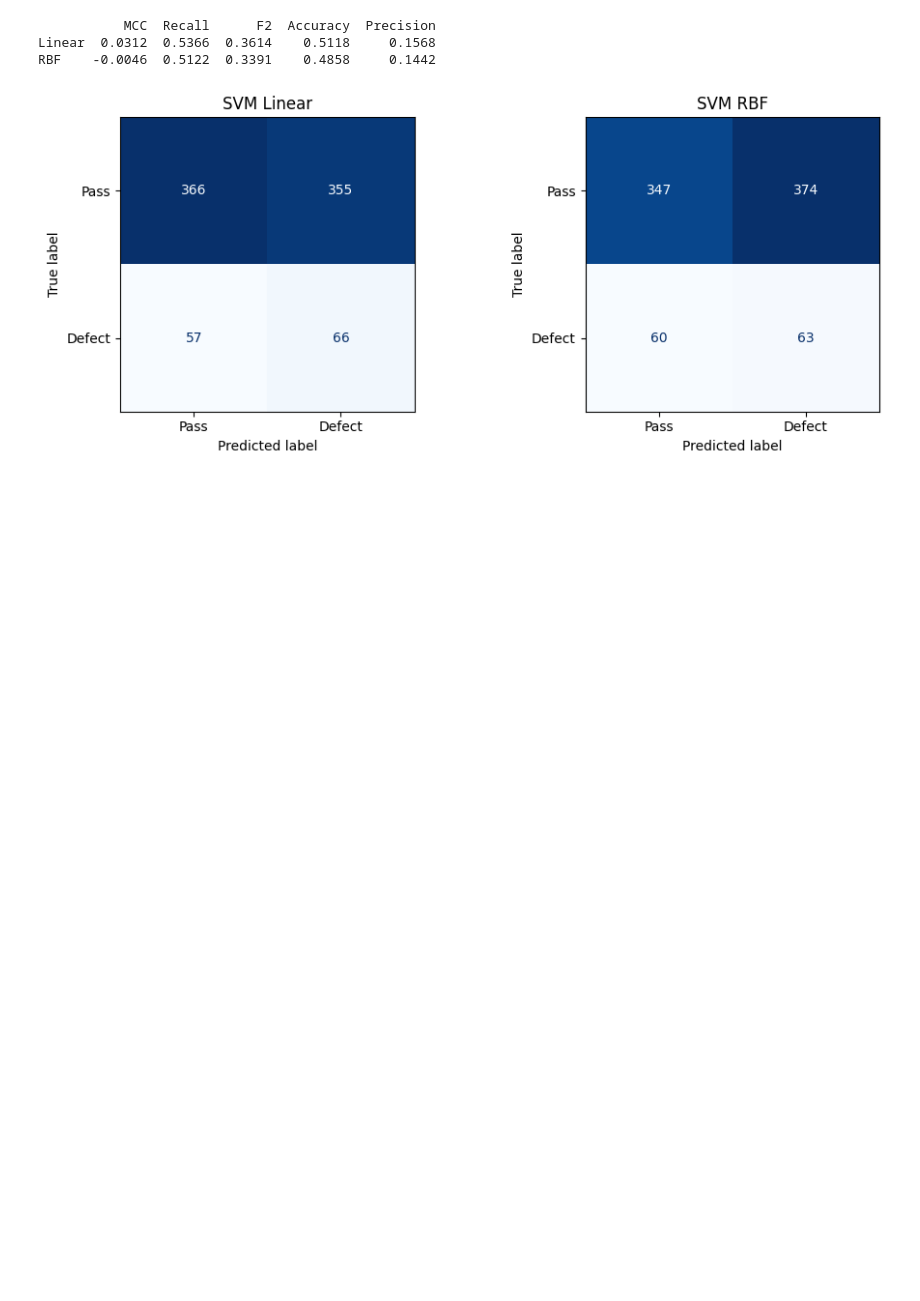
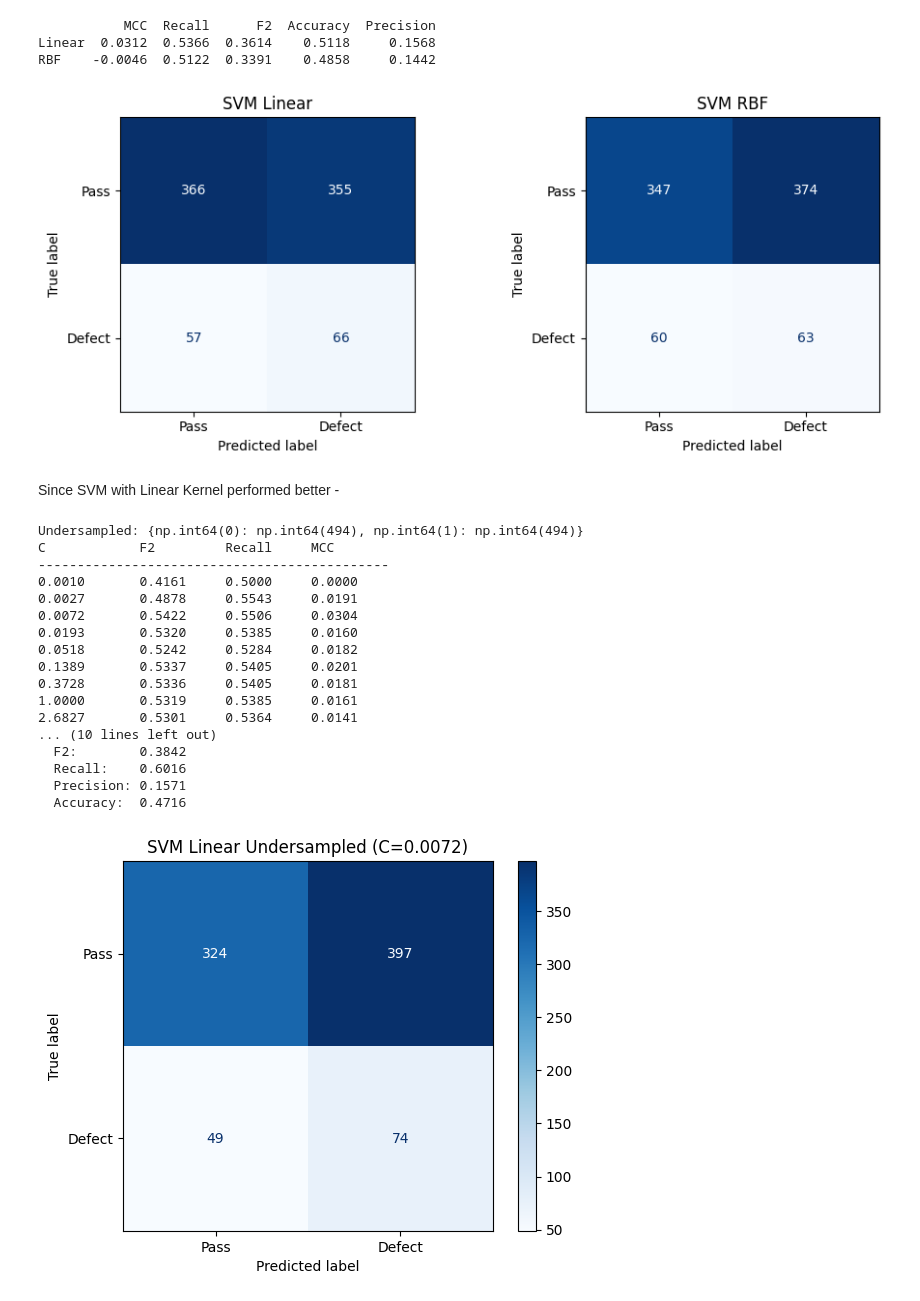
Before and after one commit to Antibodyy/La_Finale, a Jupyter notebook: Semiconductor Quality Control/COMPILED_WORK_IN_PROGRESS.ipynb, the cells around one changed output. Cells and saved outputs as stored; diff of their text form; code cells hidden in the pictures; blank space fills up the shorter version.

```diff
--- a/Semiconductor Quality Control/COMPILED_WORK_IN_PROGRESS.ipynb
+++ b/Semiconductor Quality Control/COMPILED_WORK_IN_PROGRESS.ipynb
@@ -834,3 +872,76 @@ plt.show()
 Linear  0.0312  0.5366  0.3614    0.5118     0.1568
 RBF    -0.0046  0.5122  0.3391    0.4858     0.1442
 [figure]
+# %% [markdown]
+Since SVM with Linear Kernel performed better -
+# %%
+minority_idx = y_train[y_train == 1].index
+majority_idx = y_train[y_train == 0].sample(n=len(minority_idx), random_state=RANDOM_STATE).index
+balanced_idx = minority_idx.union(majority_idx)
+
+x_train_under = x_train.loc[balanced_idx]
+y_train_under = y_train.loc[balanced_idx]
+
+print(f"Undersampled: {dict(zip(*np.unique(y_train_under, return_counts=True)))}")
+C_values = np.logspace(-3, 3, 15)
+results_svm_under = []
+
+print(f"{'C':<12} {'F2':<10} {'Recall':<10} {'MCC':<10}")
+print("-" * 45)
+
+for C in C_values:
+    svm = SVC(kernel='linear', C=C, random_state=RANDOM_STATE)
+
+    f2_scores = cross_val_score(svm, x_train_under, y_train_under, cv=4, scoring=f2_scorer)
+    rec_scores = cross_val_score(svm, x_train_under, y_train_under, cv=4, scoring='recall')
+    mcc_scorer = make_scorer(matthews_corrcoef)
+    mcc_scores = cross_val_score(svm, x_train_under, y_train_under, cv=4, scoring=mcc_scorer)
+
+    results_svm_under.append({
+        'C': C,
+        'F2': np.mean(f2_scores),
+        'Recall': np.mean(rec_scores),
+        'MCC': np.mean(mcc_scores)
+    })
+    print(f"{C:<12.4f} {np.mean(f2_scores):<10.4f} {np.mean(rec_scores):<10.4f} {np.mean(mcc_scores):<10.4f}")
+
+results_svm_under_df = pd.DataFrame(results_svm_under)
+best_C_svm = results_svm_under_df.loc[results_svm_under_df['MCC'].idxmax(), 'C']
+print(f"\nBest C (by MCC): {best_C_svm:.4f}")
+svm_best = SVC(kernel='linear', C=20, random_state=RANDOM_STATE)
+svm_best.fit(x_train_under, y_train_under)
+y_pred_svm_best = svm_best.predict(x_test)
+
+print(f"SVM Linear (Undersampled, C={best_C_svm:.4f}):")
+print(f"  MCC:       {matthews_corrcoef(y_test, y_pred_svm_best):.4f}")
+print(f"  F2:        {fbeta_score(y_test, y_pred_svm_best, beta=2):.4f}")
+print(f"  Recall:    {recall_score(y_test, y_pred_svm_best):.4f}")
+print(f"  Precision: {precision_score(y_test, y_pred_svm_best, zero_division=0):.4f}")
+print(f"  Accuracy:  {accuracy_score(y_test, y_pred_svm_best):.4f}")
+
+# Confusion matrix
+cm = confusion_matrix(y_test, y_pred_svm_best)
+disp = ConfusionMatrixDisplay(confusion_matrix=cm, display_labels=['Pass', 'Defect'])
+disp.plot(cmap='Blues', values_format='d')
+plt.title(f'SVM Linear Undersampled (C={best_C_svm:.4f})')
+plt.grid(False)
+plt.show()
+# %% [output]
+Undersampled: {np.int64(0): np.int64(494), np.int64(1): np.int64(494)}
+C            F2         Recall     MCC
+---------------------------------------------
+0.0010       0.4161     0.5000     0.0000
+0.0027       0.4878     0.5543     0.0191
+0.0072       0.5422     0.5506     0.0304
+0.0193       0.5320     0.5385     0.0160
+0.0518       0.5242     0.5284     0.0182
+0.1389       0.5337     0.5405     0.0201
+0.3728       0.5336     0.5405     0.0181
+1.0000       0.5319     0.5385     0.0161
+2.6827       0.5301     0.5364     0.0141
+... (10 lines left out)
+  F2:        0.3842
+  Recall:    0.6016
+  Precision: 0.1571
+  Accuracy:  0.4716
+[figure, added]
```
Also changed, not shown: parts of 16 cells of this notebook.
